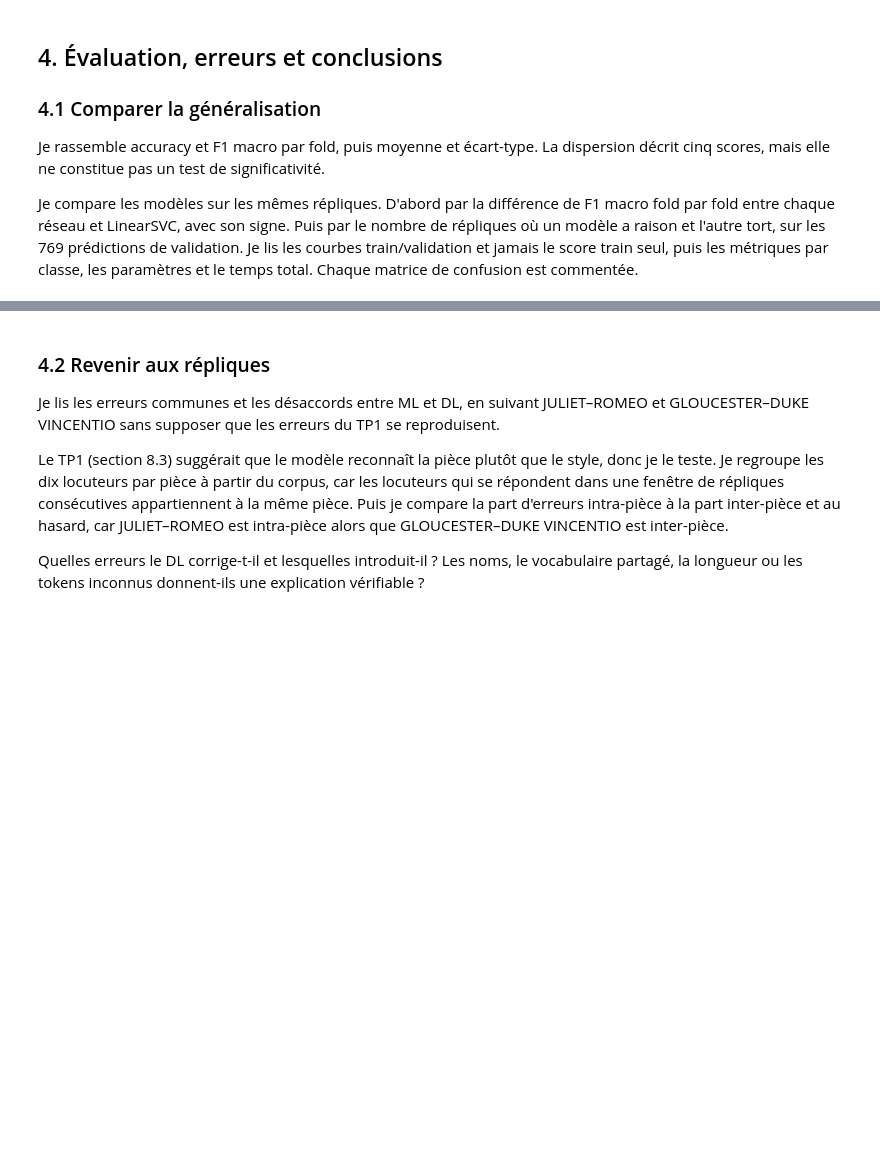
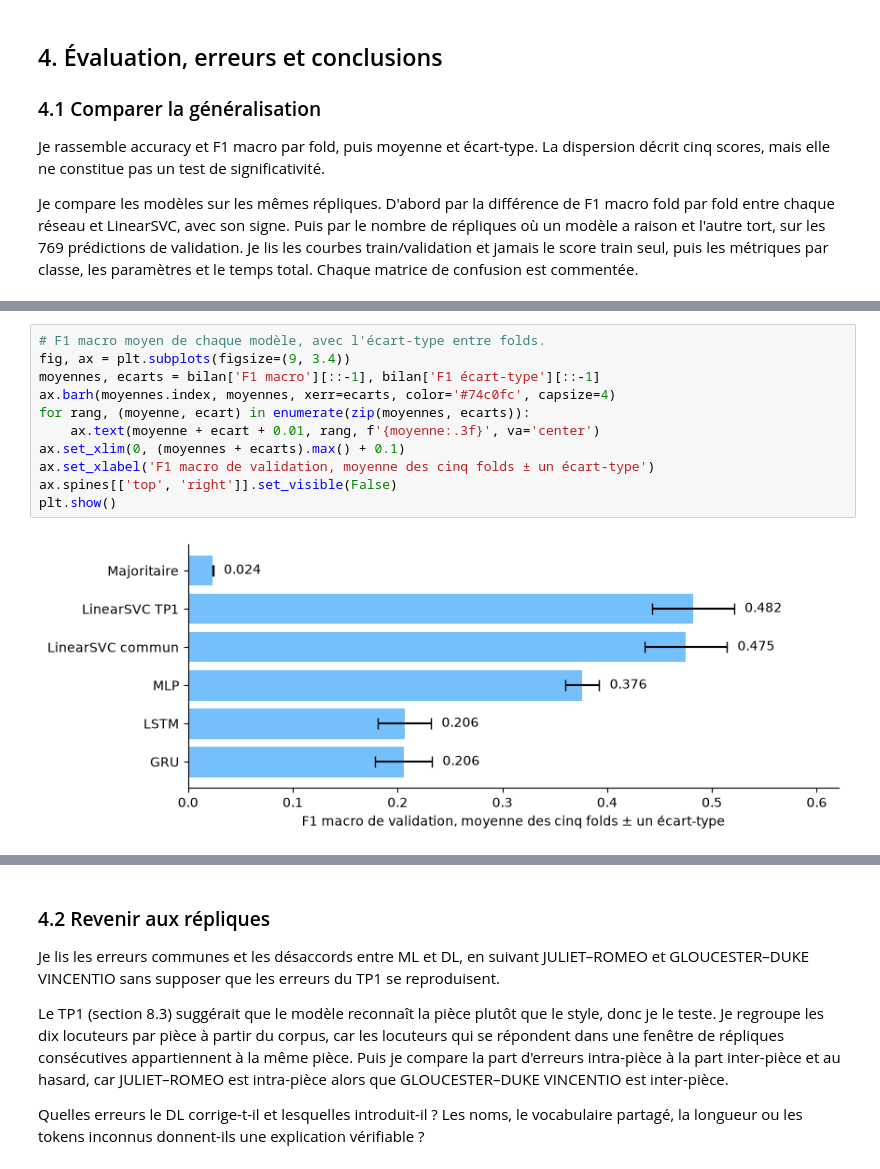
Before and after one commit to mcrayssac/ING3_IAA_GB_NLP, a Jupyter notebook: TP2_NLP_deep_learning.ipynb, the cells around one changed output, grey strips where cells are left out. Drawn from its saved outputs; the diff is of its cells as text; blank space fills up the shorter version.

```diff
--- a/TP2_NLP_deep_learning.ipynb
+++ b/TP2_NLP_deep_learning.ipynb
@@ -2068,0 +2114,13 @@ Je compare les modèles sur les mêmes répliques. D'abord par la différence de
+# %%
+# F1 macro moyen de chaque modèle, avec l'écart-type entre folds.
+fig, ax = plt.subplots(figsize=(9, 3.4))
+moyennes, ecarts = bilan['F1 macro'][::-1], bilan['F1 écart-type'][::-1]
+ax.barh(moyennes.index, moyennes, xerr=ecarts, color='#74c0fc', capsize=4)
+for rang, (moyenne, ecart) in enumerate(zip(moyennes, ecarts)):
+    ax.text(moyenne + ecart + 0.01, rang, f'{moyenne:.3f}', va='center')
+ax.set_xlim(0, (moyennes + ecarts).max() + 0.1)
+ax.set_xlabel('F1 macro de validation, moyenne des cinq folds ± un écart-type')
+ax.spines[['top', 'right']].set_visible(False)
+plt.show()
+# %% [output]
+[figure, added]
```
Also changed, not shown: parts of 24 cells of this notebook.
